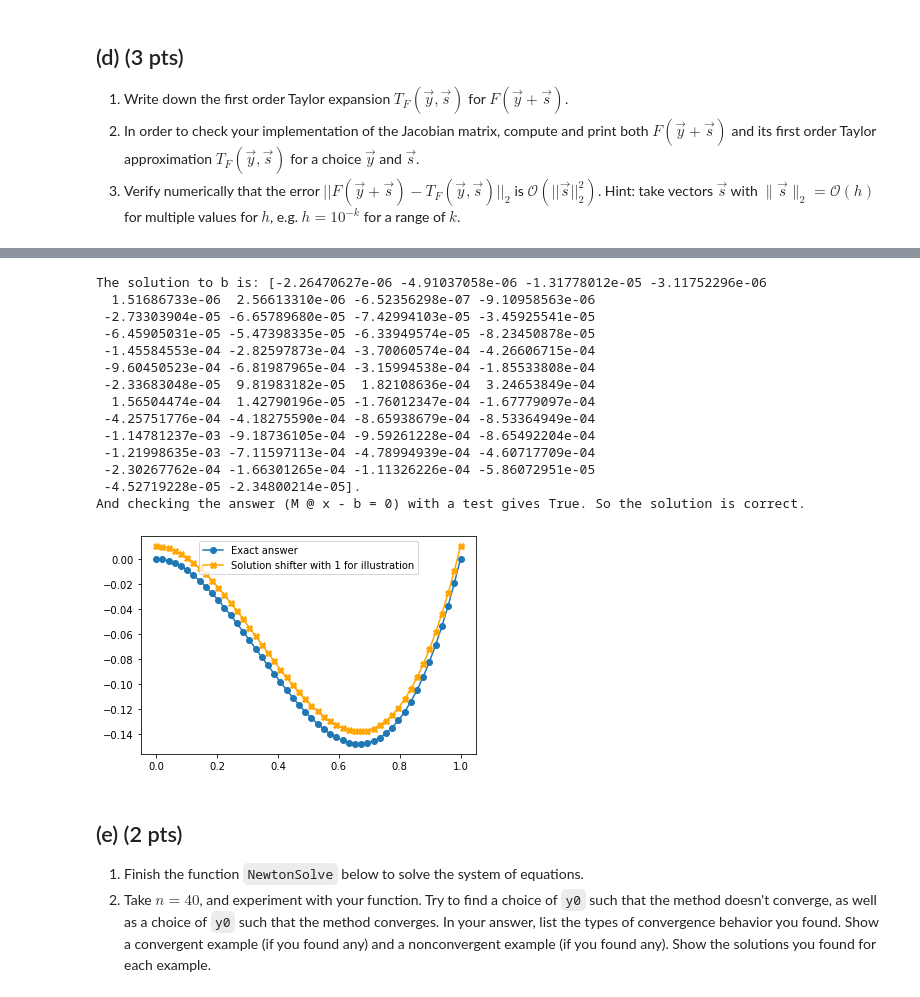
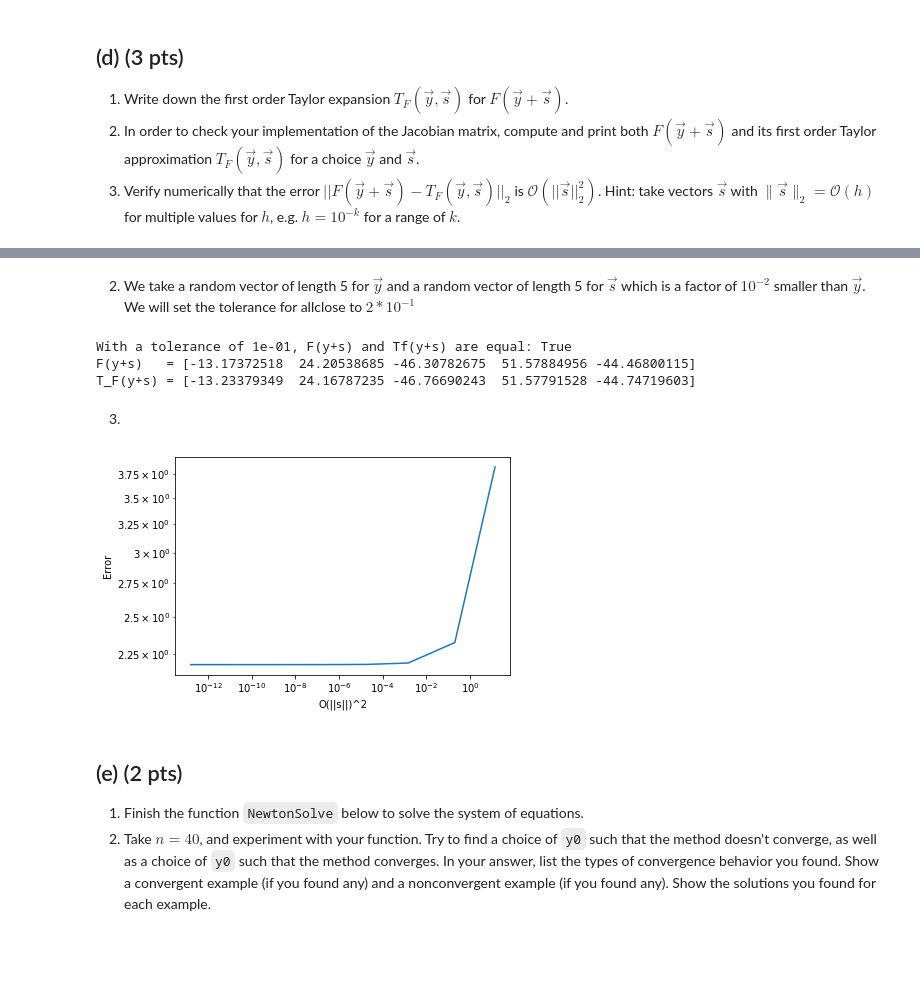
Before and after one commit to marcelvdla/NumAlg14, a Jupyter notebook: hw4_2022.ipynb, the cells around one changed output, grey strips where cells are left out. Drawn from its saved outputs; the diff is of its cells as text; code cells hidden in the pictures; blank space fills up the shorter version.

```diff
--- a/hw4_2022.ipynb
+++ b/hw4_2022.ipynb
@@ -190,7 +190,7 @@ def JacobianF(y):
     """ Comments
     """
     j1 = SecondDerMatrix(len(y))
-    j2 = diags([y], [0])
+    j2 = diags([np.exp(y)], [0])
     return j1 + j2
 # %% [markdown]
 ## (d)  (3 pts)
@@ -207,37 +209,43 @@ This equation is the first order Taylor approximation.
-# %%
-# Subquestions 2
-
-y = np.random.random(50)
-n = len(y)
-F_y = F(y)
-M = JacobianF(F_y)
-
-b = [x**3 - x**2 for x in np.linspace(0,1,n)]
-x = spsolve(M, b)
-print(f'The solution to b is: {x}. \nAnd checking the answer (M @ x - b = 0) with a test gives {np.allclose(M.dot(x), b)}.\
- So the solution is correct.')
-plt.plot(np.linspace(0,1,n), b, marker = 'o', label = 'Exact answer')
-plt.plot(np.linspace(0,1,n), (M @ x) + 0.01, c = 'orange', marker = 'X', label = 'Solution shifter with 1 for illustration')
-plt.legend()
-plt.show()
-
-#Subquestions 3.
-# %% [output]
-The solution to b is: [-2.26470627e-06 -4.91037058e-06 -1.31778012e-05 -3.11752296e-06
-  1.51686733e-06  2.56613310e-06 -6.52356298e-07 -9.10958563e-06
- -2.73303904e-05 -6.65789680e-05 -7.42994103e-05 -3.45925541e-05
- -6.45905031e-05 -5.47398335e-05 -6.33949574e-05 -8.23450878e-05
- -1.45584553e-04 -2.82597873e-04 -3.70060574e-04 -4.26606715e-04
- -9.60450523e-04 -6.81987965e-04 -3.15994538e-04 -1.85533808e-04
- -2.33683048e-05  9.81983182e-05  1.82108636e-04  3.24653849e-04
-  1.56504474e-04  1.42790196e-05 -1.76012347e-04 -1.67779097e-04
- -4.25751776e-04 -4.18275590e-04 -8.65938679e-04 -8.53364949e-04
- -1.14781237e-03 -9.18736105e-04 -9.59261228e-04 -8.65492204e-04
- -1.21998635e-03 -7.11597113e-04 -4.78994939e-04 -4.60717709e-04
- -2.30267762e-04 -1.66301265e-04 -1.11326226e-04 -5.86072951e-05
- -4.52719228e-05 -2.34800214e-05].
-And checking the answer (M @ x - b = 0) with a test gives True. So the solution is correct.
-[figure, removed]
+# %% [markdown]
+2. We take a random vector of length 5 for $\vec{y}$ and a random vector of length 5 for $\vec{s}$ which is a factor of $10^{-2}$ smaller than $\vec{y}$. We will set the tolerance for allclose to $2 * 10^{-1}$
+# %%
+# Question 2
+# Vector y and s
+y = np.random.random(5)
+s = np.random.random(5) * 10 ** -2
+
+def taylor(s, y):
+    return F(s) + JacobianF(s) * y
+
+# Compute F(y +s) and the Taylor expansion as given in equation (1)
+Fy_s = F(y + s)
+T_F = taylor(s, y)
+print(f"With a tolerance of 1e-01, F(y+s) and Tf(y+s) are equal: {np.allclose(Fy_s, T_F, rtol=1e-01)}")
+print(f"F(y+s)   = {Fy_s}")
+print(f"T_F(y+s) = {T_F}")
+# %% [output]
+With a tolerance of 1e-01, F(y+s) and Tf(y+s) are equal: True
+F(y+s)   = [-13.17372518  24.20538685 -46.30782675  51.57884956 -44.46800115]
+T_F(y+s) = [-13.23379349  24.16787235 -46.76690243  51.57791528 -44.74719603]
+# %% [markdown]
+3.
+# %%
+#Question 3
+y = np.random.random(50)
+s_list = [np.random.random(50) * 10 ** -k for k in range(8)]
+
+s_norm = [np.linalg.norm(s, 2) ** 2 for s in s_list]
+# F(y + s_list[0])
+err = [F(y + s) - taylor(s, y) for s in s_list]
+
+F_norm = [np.linalg.norm(e, 2) for e in err]
+
+plt.loglog(s_norm, F_norm)
+plt.xlabel('O(||s||)^2')
+plt.ylabel('Error')
+plt.show()
+# %% [output]
+[figure, added]
 # %% [markdown]
 ## (e) (2 pts)
 1. Finish the function `NewtonSolve` below to solve the system of equations.
```
Also changed, not shown: parts of 1 cell of this notebook.
